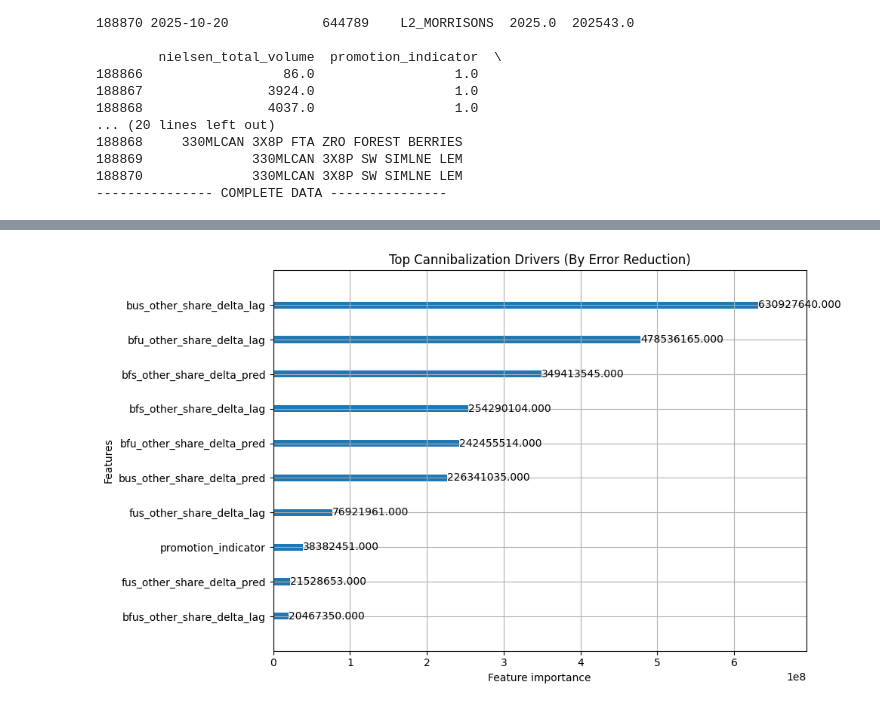
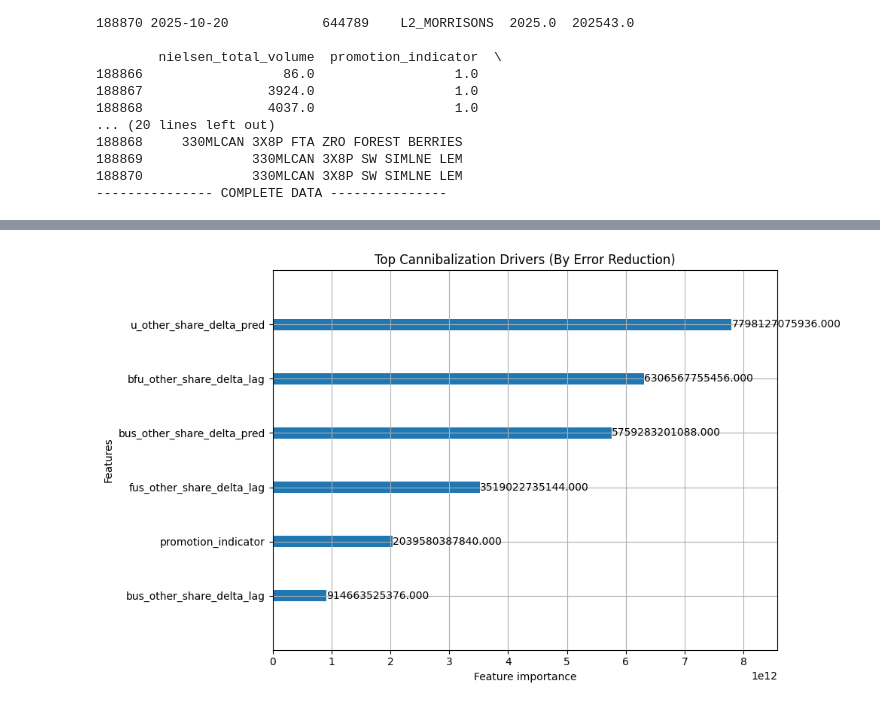
Before and after one commit to gw3nnipi3/baseline-sales-modelling, a Jupyter notebook: notebooks/cannibalisationTest.ipynb, the cells around one changed output, grey strips where cells are left out. Cells and saved outputs as stored; diff of their text form; code cells hidden in the pictures.

```diff
--- a/notebooks/cannibalisationTest.ipynb
+++ b/notebooks/cannibalisationTest.ipynb
@@ -373,7 +420,11 @@ MATCH_CAT = {
     "bfu": {"brand_cat", "flavor_cat", "unit_cat"},
     "bus": {"brand_cat", "unit_cat", "size_cat"},
     "fus": {"flavor_cat", "unit_cat", "size_cat"},
-    "bfus": {"brand_cat", "flavor_cat", "unit_cat", "size_cat"}
+    #"bfus": {"brand_cat", "flavor_cat", "unit_cat", "size_cat"},
+    "b": {"brand_cat"},
+    "f": {"flavor_cat"},
+    "u": {"unit_cat"},
+    "s": {"size_cat"},
 }
 # %%
 def add_categories(df):
@@ -519,9 +637,9 @@ params = {
     "objective": "regression",
     "metric": "rmse",
     "learning_rate": 0.01,
-    "max_depth": 7,         # Keep shallow to prevent overfitting
+    "max_depth": 10,         # Keep shallow to prevent overfitting
     "num_leaves": 120,
-    "min_data_in_leaf": 10,
+    "min_data_in_leaf": 3,
     "feature_fraction": 0.8, # Randomly select 80% of features per tree to find weak signals
     "verbose": -1
 }
@@ -539,0 +658,33 @@ Early stopping, best iteration is:
+# %%
+import pandas as pd
+import lightgbm as lgb
+
+# 1. Extract and sort feature importances (using 'gain')
+importance_df = pd.DataFrame({
+    'feature': model.feature_name(),
+    'importance': model.feature_importance(importance_type='gain')
+}).sort_values('importance', ascending=False)
+
+# 2. Grab the top 5 most important features
+top_features = importance_df['feature'].head(5).tolist()
+
+# (Optional but recommended) Ensure your promotion flag is always included
+if "promotion_indicator" not in top_features:
+    top_features.append("promotion_indicator")
+
+# 3. Filter your training and testing sets
+X_train_pruned = X_train[top_features]
+X_test_pruned = X_test[top_features]
+
+# 4. Rebuild datasets and retrain
+train_data_pruned = lgb.Dataset(X_train_pruned, label=y_train)
+test_data_pruned = lgb.Dataset(X_test_pruned, label=y_test, reference=train_data_pruned)
+
+# Retrain using your updated parameters
+pruned_model = lgb.train(
+    params,
+    train_data_pruned,
+    num_boost_round=3000,
+    valid_sets=[train_data_pruned, test_data_pruned],
+    callbacks=[lgb.early_stopping(stopping_rounds=50)]
+)
@@ -579,15 +735,15 @@ MPE: 72.75%
 # %%
 import matplotlib.pyplot as plt
 
 # Plot which features drove the predictions
 lgb.plot_importance(
-    model,
+    pruned_model,
     importance_type='gain',
     figsize=(10, 6),
     title="Top Cannibalization Drivers (By Error Reduction)",
     max_num_features=10 # Show top 10
 )
 plt.tight_layout()
 plt.show()
 # %% [output]
-[figure, old version]
+[figure, new version]
```
Also changed, not shown: parts of 9 cells of this notebook, 8 other files.
